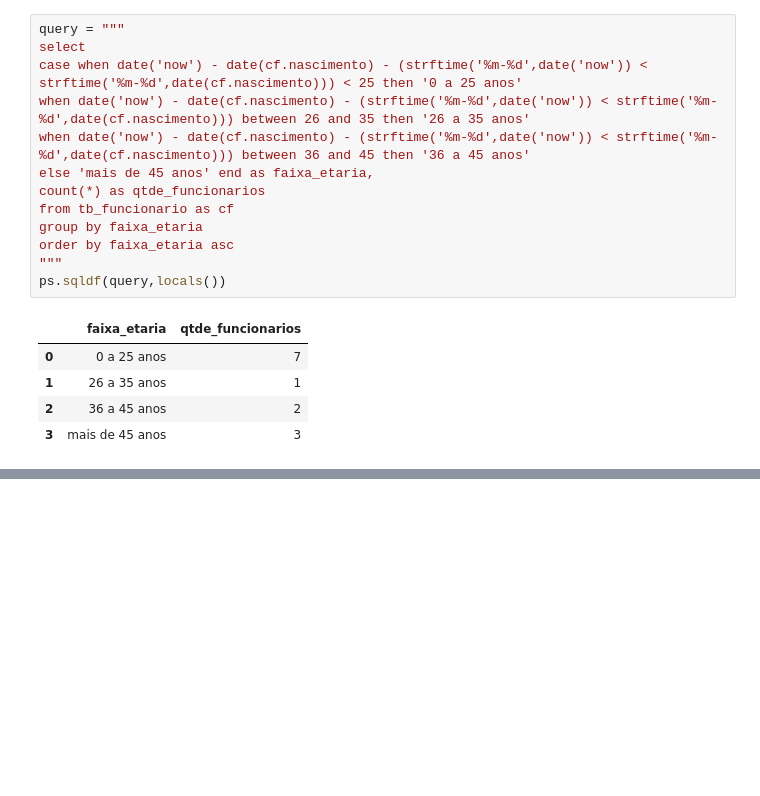
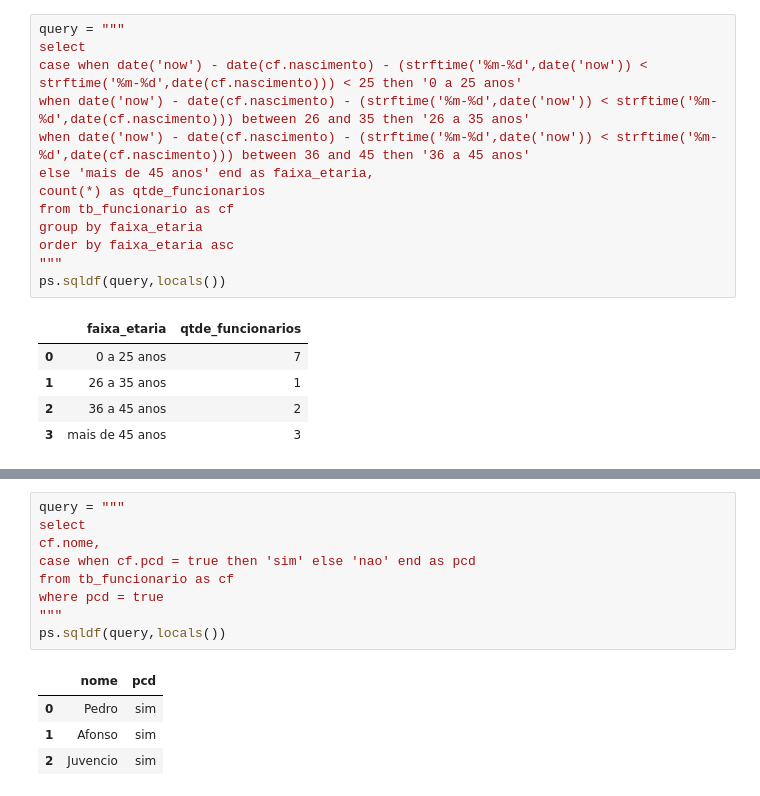
Before and after one commit to GregoryLavor/analise-lotacao, a Jupyter notebook: Analise_Lotacao.ipynb, the cells around one changed output, grey strips where cells are left out. Saved outputs shown, nothing was run; the diff lists cells and outputs as text; blank space fills up the shorter version.

```diff
--- a/Analise_Lotacao.ipynb
+++ b/Analise_Lotacao.ipynb
@@ -274,0 +285,14 @@ ps.sqldf(query,locals())
+# %%
+query = """
+select
+cf.nome,
+case when cf.pcd = true then 'sim' else 'nao' end as pcd
+from tb_funcionario as cf
+where pcd = true
+"""
+ps.sqldf(query,locals())
+# %% [output]
+|  | nome | pcd |
+| 0 | Pedro | sim |
+| 1 | Afonso | sim |
+| 2 | Juvencio | sim |
```
Also changed, not shown: parts of 3 cells of this notebook.
